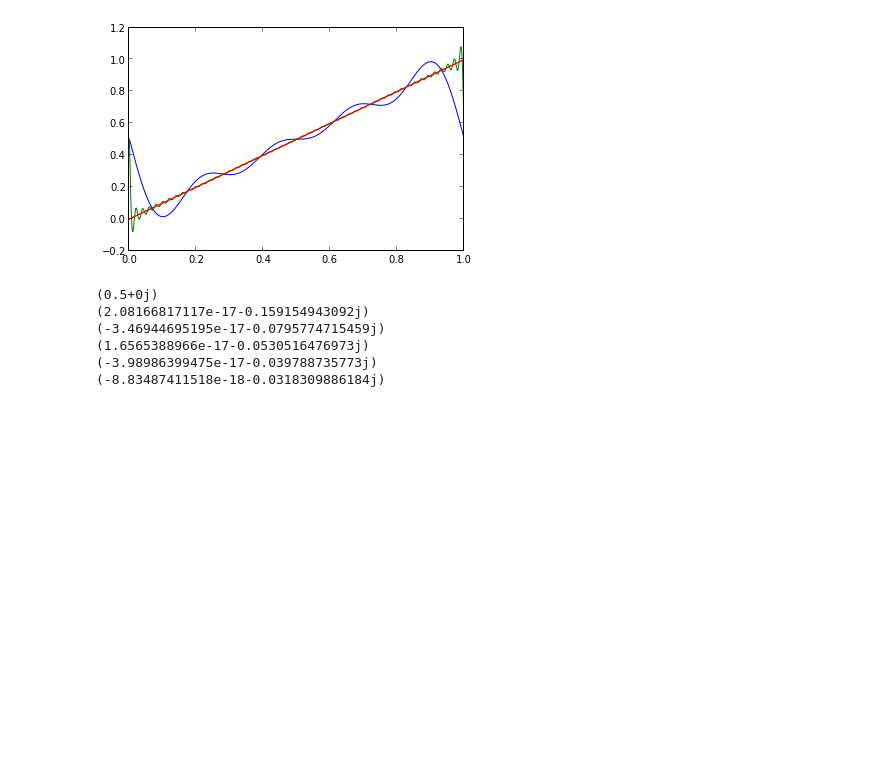
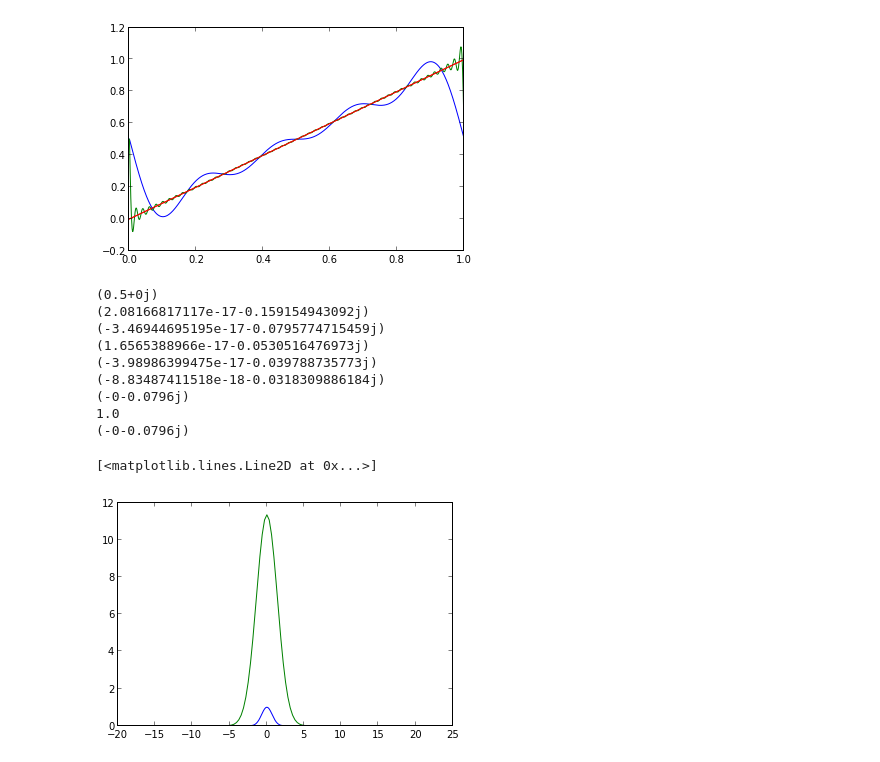
Before and after one commit to Chuphay/python, a Jupyter notebook: ipy/ipy/Fourier.ipynb, the cells around one changed output. Cells and saved outputs as stored; diff of their text form; code cells hidden in the pictures; blank space fills up the shorter version.

```diff
--- a/ipy/ipy/Fourier.ipynb
+++ b/ipy/ipy/Fourier.ipynb
@@ -57,17 +57,31 @@ plot(x_,y(x_),'r')
 [<matplotlib.lines.Line2D at 0x...>]
 [figure]
 # %%
-#http://stackoverflow.com/questions/5965583/use-scipy-integrate-quad-to-integrate-complex-numbers
 import scipy as sp
+from scipy import exp,pi
 from scipy.integrate import quad
 def fourier(function,k):
-    fn = lambda x: function(x)*np.exp(1j*k*x)
+    """hmmm... assuming the range is from 0 to 2*pi.
+    function should be some kind of lambda like function
+    k is the kth coefficient, which is supposedly what will be returned to you
+    """
+    fn = lambda x: function(x)*exp(1j*k*x)
     real_part = lambda x: sp.real(fn(x))
     imag_part = lambda x: sp.imag(fn(x))
     return 1/(2*pi)*quad(real_part,0,2*pi)[0]+1j/(2*pi)*quad(imag_part,0,2*pi)[0]
+def transform(function,a,b):
+    """this should translate any function, so that it is useable by
+    the fourier transform above"""
+    out = lambda x: function((b-a)*x/(2*pi)+a)
+    return out
 y = lambda x : x/(2*pi)
 for i in range(6):
     print fourier(y,i)
+print sp.around(fourier(y,2),4)
+z = lambda x: x
+z_prime = transform(z,0,1)
+print z_prime(2*pi)
+print sp.around(fourier(z_prime,2),4)
 # %% [output]
 (0.5+0j)
 (2.08166817117e-17-0.159154943092j)
@@ -75,3 +89,26 @@ for i in range(6):
 (1.6565388966e-17-0.0530516476973j)
 (-3.98986399475e-17-0.039788735773j)
 (-8.83487411518e-18-0.0318309886184j)
+(-0-0.0796j)
+1.0
+(-0-0.0796j)
+# %%
+#http://nbviewer.ipython.org/gist/rjleveque/8798516
+L = 20
+n = 128
+x2 = linspace(-L/2,L/2,n+1)
+x = x2[:n]
+u = exp(-x**2)
+plot(x,u)
+ut = fft(u)
+#plot(ut)
+from scipy.fftpack import fftshift
+k = 2*pi/L*hstack((range(0,n/2+1), range(-n/2+1,0)));
+#or
+#vk = np.arange(n/2)
+#wk = np.arange(-n/2, 0)
+#vwk = np.concatenate((v, w), axis=0)
+plot(fftshift(k),abs(fftshift(ut)))
+# %% [output]
+[<matplotlib.lines.Line2D at 0x...>]
+[figure, added]
```
Also changed, not shown: parts of 6 cells of this notebook, 4 other files.
